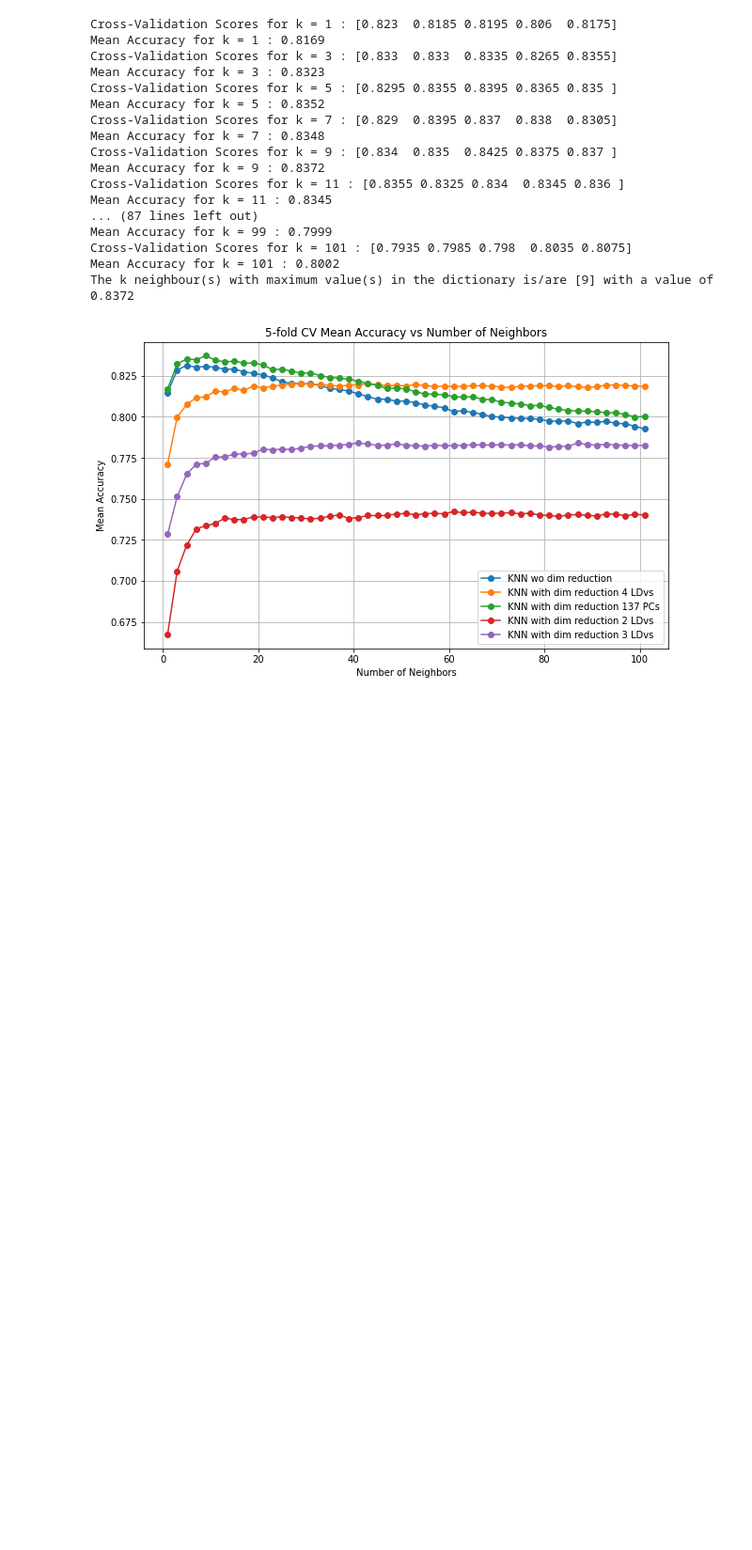
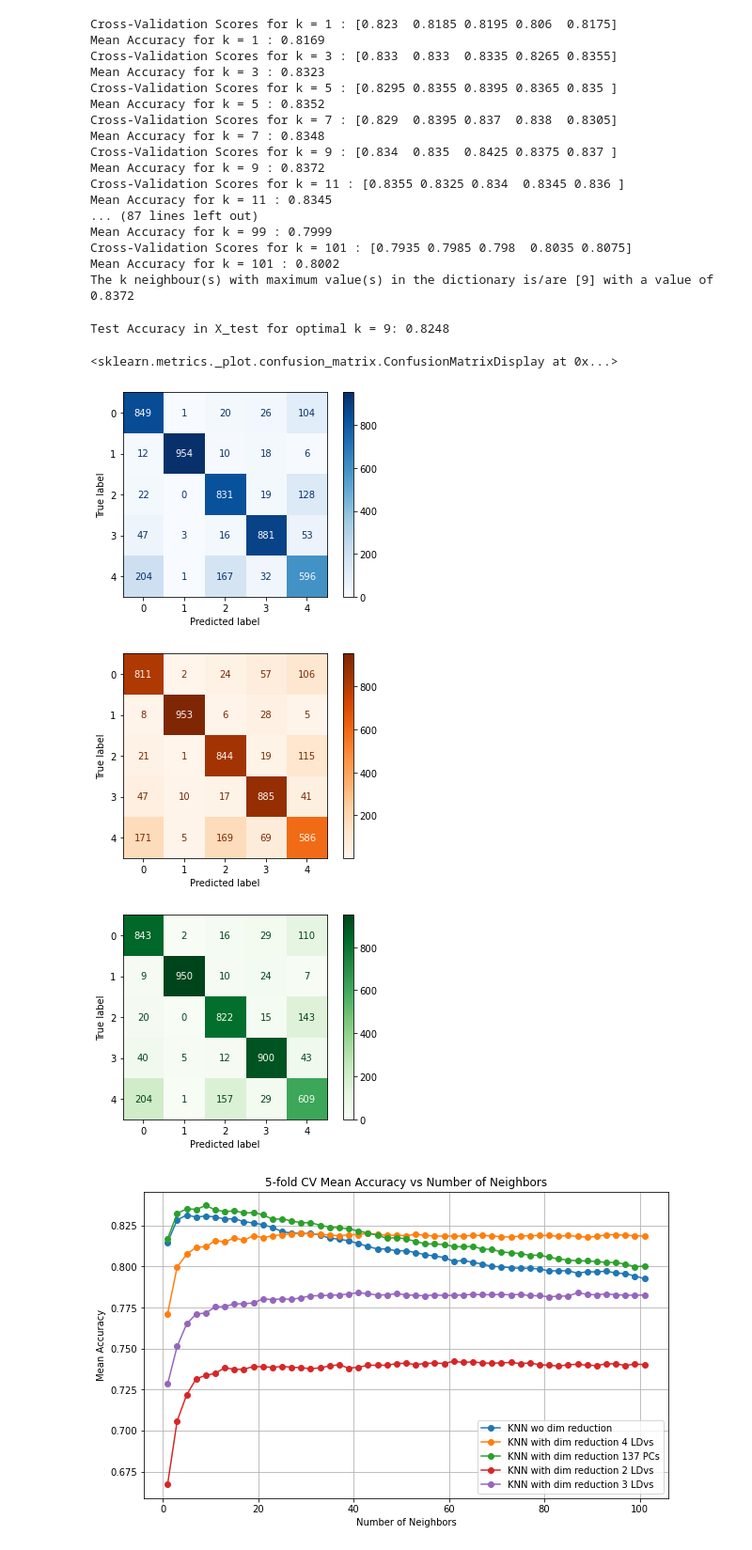
Before and after one commit to ChristianSneffeFleischer/MachineLearningExam, a Jupyter notebook: Main.ipynb, the cells around one changed output. Shown at 94% size. Drawn from its saved outputs; the diff is of its cells as text; code cells hidden in the pictures; blank space fills up the shorter version.

```diff
--- a/Main.ipynb
+++ b/Main.ipynb
@@ -408,0 +425,17 @@ The k neighbour(s) with maximum value(s) in the dictionary is/are [43] with a va
+# %%
+#Create the final pipeline with the best k
+final_pipeline4 = Pipeline([
+    ('scaler', StandardScaler()),
+    ('lda', lda4),
+    ('knn', KNeighborsClassifier(n_neighbors=resultKNNlda4[0]))
+])
+
+# Train the final model on the entire training dataset
+final_pipeline4.fit(X_train, y_train)
+
+# Predict on the test data
+y_predlda = final_pipeline4.predict(X_test)
+
+# Evaluate the performance on the test data
+test_accuracy = accuracy_score(y_test, y_predlda)
+print(f"Test Accuracy in X_test for optimal k = {resultKNNlda4[0]}: {test_accuracy}")
@@ -448,6 +483,39 @@ Mean Accuracy for k = 99 : 0.7999
 Cross-Validation Scores for k = 101 : [0.7935 0.7985 0.798  0.8035 0.8075]
 Mean Accuracy for k = 101 : 0.8002
 The k neighbour(s) with maximum value(s) in the dictionary is/are [9] with a value of 0.8372
+# %%
+#Create the final pipeline with the best k
+final_pipelinePca = Pipeline([
+    ('scaler', StandardScaler()),
+    ('pca', PCA(n_components=0.95)),
+    ('knn', KNeighborsClassifier(n_neighbors=resultKNNpca[0]))
+])
+
+# Train the final model on the entire training dataset
+final_pipelinePca.fit(X_train, y_train)
+
+# Predict on the test data
+y_predPca = final_pipelinePca.predict(X_test)
+
+# Evaluate the performance on the test data
+test_accuracy = accuracy_score(y_test, y_predPca)
+print(f"Test Accuracy in X_test for optimal k = {resultKNNpca[0]}: {test_accuracy}")
+# %% [output]
+Test Accuracy in X_test for optimal k = 9: 0.8248
+# %%
+displ = ConfusionMatrixDisplay(confusion_matrix=confusion_matrix(y_test, y_pred), display_labels=label_names)
+displ.plot(cmap='Blues')
+
+displ = ConfusionMatrixDisplay(confusion_matrix=confusion_matrix(y_test, y_predlda), display_labels=label_names)
+displ.plot(cmap='Oranges')
+
+displ = ConfusionMatrixDisplay(confusion_matrix=confusion_matrix(y_test, y_predPca), display_labels=label_names)
+displ.plot(cmap='Greens')
+# %% [output]
+<sklearn.metrics._plot.confusion_matrix.ConfusionMatrixDisplay at 0x...>
+[figure, added]
+[figure, added]
+[figure, added]
 # %%
 ## Plotting of all models above
 
```
Also changed, not shown: parts of 15 cells of this notebook, 8 other files.
